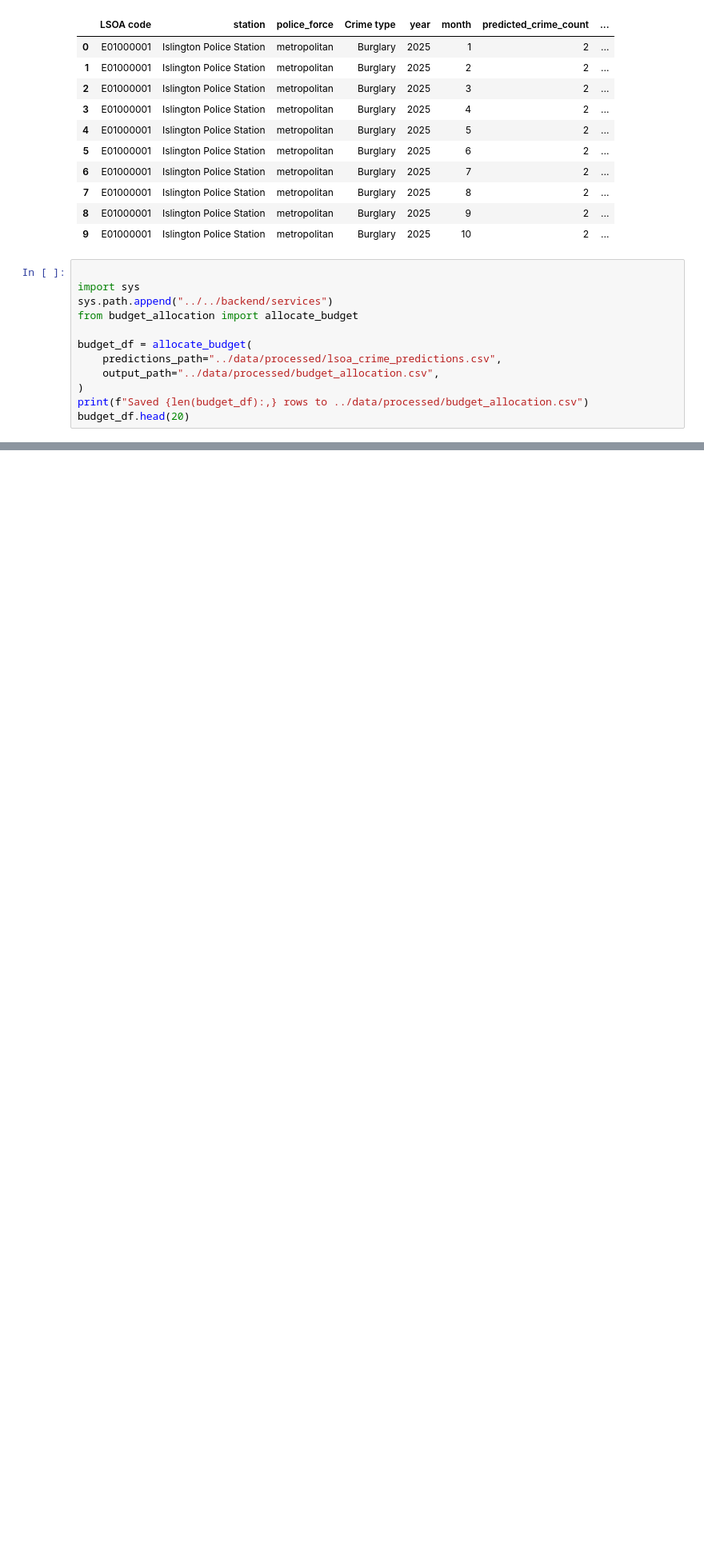
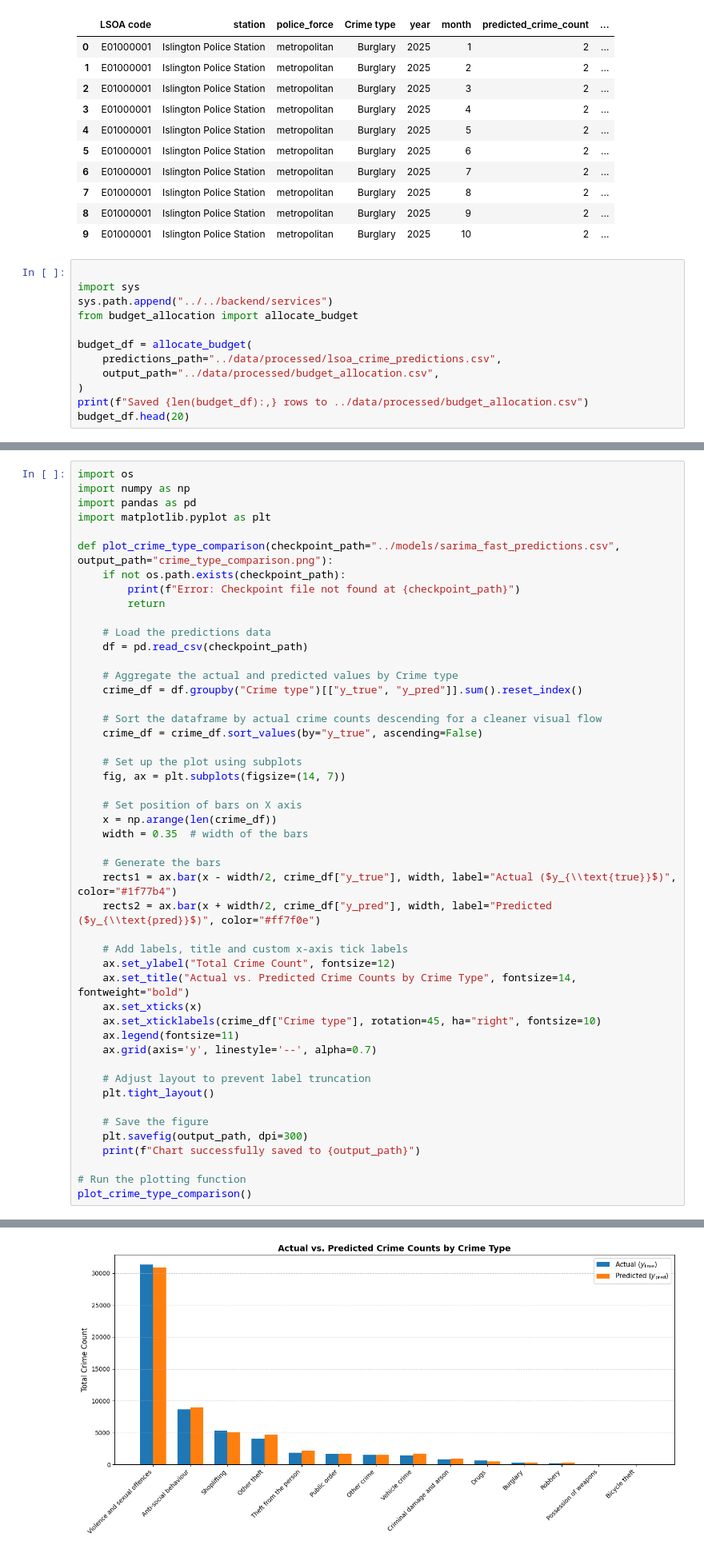
Before and after one commit to Ezra-Rutten/4CBLW020_group_2, a Jupyter notebook: backend/notebooks/prediction.ipynb, the cells around one changed output, grey strips where cells are left out. Shown at 80% size. Drawn from its saved outputs; the diff is of its cells as text; blank space fills up the shorter version.

```diff
--- a/backend/notebooks/prediction.ipynb
+++ b/backend/notebooks/prediction.ipynb
@@ -134,0 +347,49 @@ budget_df.head(20)
+# %%
+import os
+import numpy as np
+import pandas as pd
+import matplotlib.pyplot as plt
+
+def plot_crime_type_comparison(checkpoint_path="../models/sarima_fast_predictions.csv", output_path="crime_type_comparison.png"):
+    if not os.path.exists(checkpoint_path):
+        print(f"Error: Checkpoint file not found at {checkpoint_path}")
+        return
+
+    # Load the predictions data
+    df = pd.read_csv(checkpoint_path)
+
+    # Aggregate the actual and predicted values by Crime type
+    crime_df = df.groupby("Crime type")[["y_true", "y_pred"]].sum().reset_index()
+
+    # Sort the dataframe by actual crime counts descending for a cleaner visual flow
+    crime_df = crime_df.sort_values(by="y_true", ascending=False)
+
+    # Set up the plot using subplots
+    fig, ax = plt.subplots(figsize=(14, 7))
+
+    # Set position of bars on X axis
+    x = np.arange(len(crime_df))
+    width = 0.35  # width of the bars
+
+    # Generate the bars
+    rects1 = ax.bar(x - width/2, crime_df["y_true"], width, label="Actual ($y_{\\text{true}}$)", color="#1f77b4")
+    rects2 = ax.bar(x + width/2, crime_df["y_pred"], width, label="Predicted ($y_{\\text{pred}}$)", color="#ff7f0e")
+
+    # Add labels, title and custom x-axis tick labels
+    ax.set_ylabel("Total Crime Count", fontsize=12)
+    ax.set_title("Actual vs. Predicted Crime Counts by Crime Type", fontsize=14, fontweight="bold")
+    ax.set_xticks(x)
+    ax.set_xticklabels(crime_df["Crime type"], rotation=45, ha="right", fontsize=10)
+    ax.legend(fontsize=11)
+    ax.grid(axis='y', linestyle='--', alpha=0.7)
+
+    # Adjust layout to prevent label truncation
+    plt.tight_layout()
+
+    # Save the figure
+    plt.savefig(output_path, dpi=300)
+    print(f"Chart successfully saved to {output_path}")
+
+# Run the plotting function
+plot_crime_type_comparison()
+# %% [output]
@@ -134,0 +397 @@ budget_df.head(20)
+[figure, added]
```
Also changed, not shown: parts of 12 cells of this notebook.
